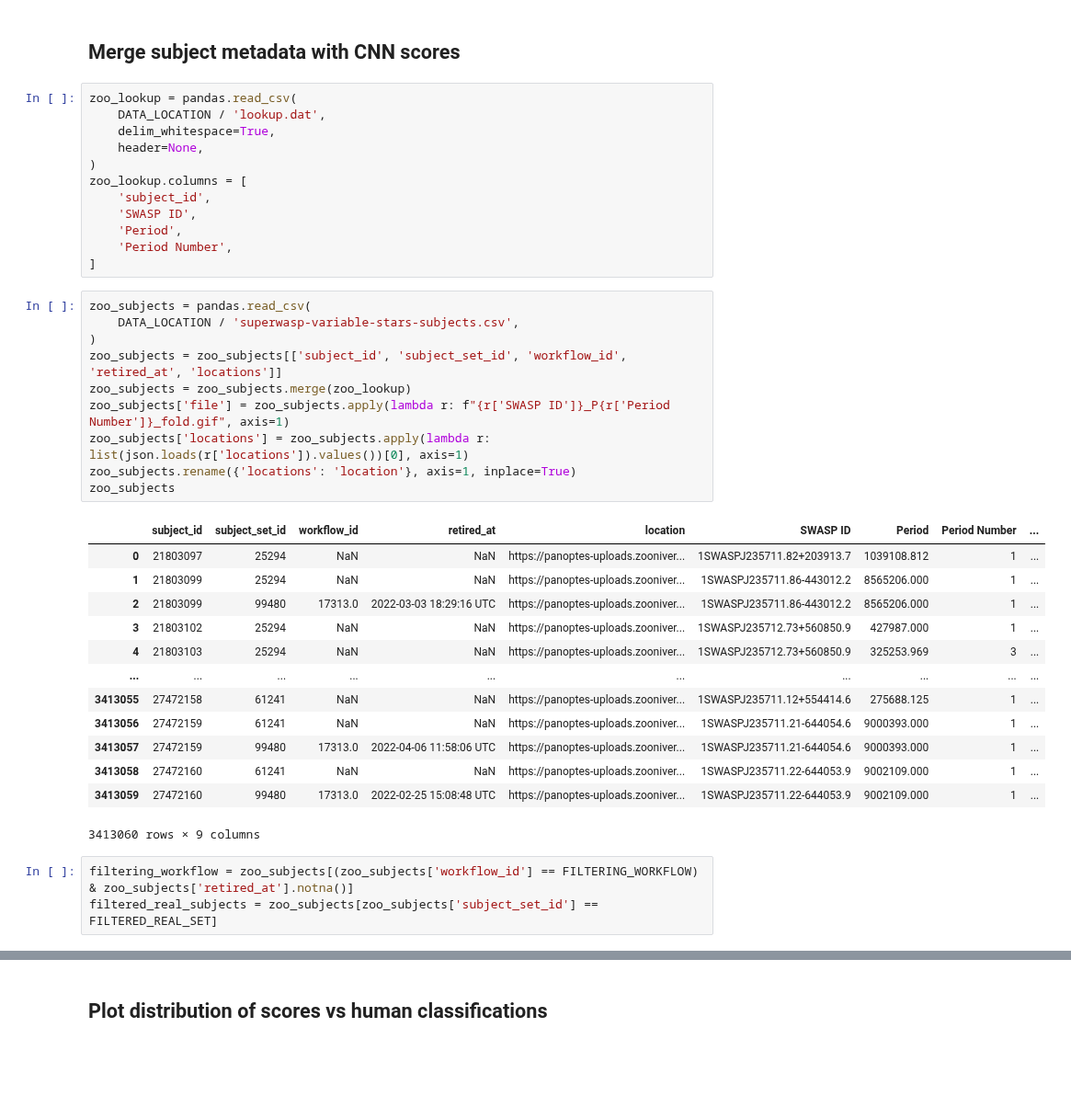
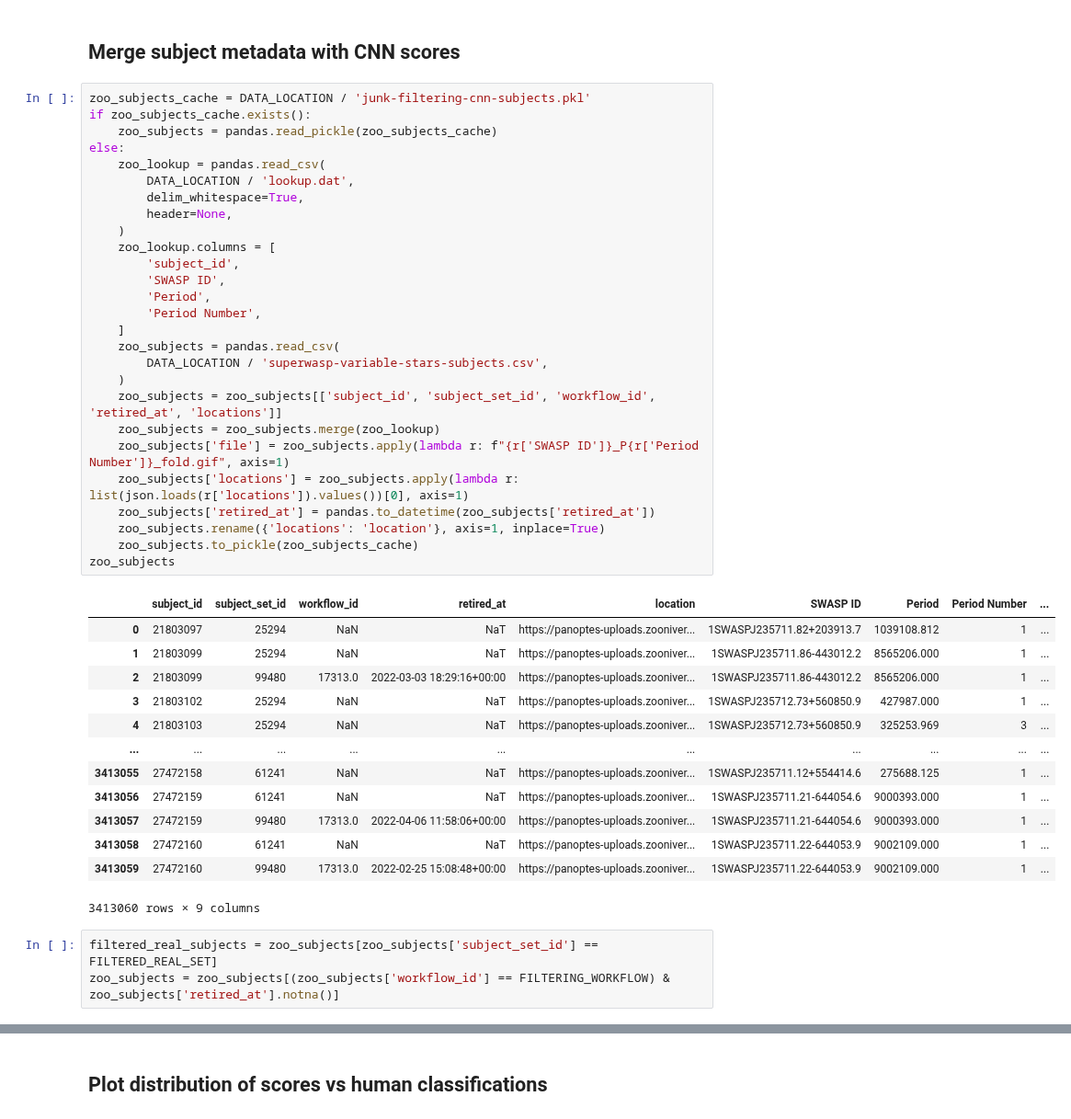
Before and after one commit to adammcmaster/superwasp-tools, a Jupyter notebook: junk_vs_real_cnn_scores.ipynb, the cells around one changed output, grey strips where cells are left out. Shown at 92% size. Saved outputs shown, nothing was run; the diff lists cells and outputs as text; blank space fills up the shorter version.

```diff
--- a/junk_vs_real_cnn_scores.ipynb
+++ b/junk_vs_real_cnn_scores.ipynb
@@ -14,44 +14,49 @@ FILTERING_WORKFLOW = 17313
 DATA_LOCATION = Path('../../superwasp-data/')
 # %% [markdown]
 ## Merge subject metadata with CNN scores
-# %%
-zoo_lookup = pandas.read_csv(
-    DATA_LOCATION / 'lookup.dat',
-    delim_whitespace=True,
-    header=None,
-)
-zoo_lookup.columns = [
-    'subject_id',
-    'SWASP ID',
-    'Period',
-    'Period Number',
-]
 # %%
-zoo_subjects = pandas.read_csv(
-    DATA_LOCATION / 'superwasp-variable-stars-subjects.csv',
-)
-zoo_subjects = zoo_subjects[['subject_id', 'subject_set_id', 'workflow_id', 'retired_at', 'locations']]
-zoo_subjects = zoo_subjects.merge(zoo_lookup)
-zoo_subjects['file'] = zoo_subjects.apply(lambda r: f"{r['SWASP ID']}_P{r['Period Number']}_fold.gif", axis=1)
-zoo_subjects['locations'] = zoo_subjects.apply(lambda r: list(json.loads(r['locations']).values())[0], axis=1)
-zoo_subjects.rename({'locations': 'location'}, axis=1, inplace=True)
+zoo_subjects_cache = DATA_LOCATION / 'junk-filtering-cnn-subjects.pkl'
+if zoo_subjects_cache.exists():
+    zoo_subjects = pandas.read_pickle(zoo_subjects_cache)
+else:
+    zoo_lookup = pandas.read_csv(
+        DATA_LOCATION / 'lookup.dat',
+        delim_whitespace=True,
+        header=None,
+    )
+    zoo_lookup.columns = [
+        'subject_id',
+        'SWASP ID',
+        'Period',
+        'Period Number',
+    ]
+    zoo_subjects = pandas.read_csv(
+        DATA_LOCATION / 'superwasp-variable-stars-subjects.csv',
+    )
+    zoo_subjects = zoo_subjects[['subject_id', 'subject_set_id', 'workflow_id', 'retired_at', 'locations']]
+    zoo_subjects = zoo_subjects.merge(zoo_lookup)
+    zoo_subjects['file'] = zoo_subjects.apply(lambda r: f"{r['SWASP ID']}_P{r['Period Number']}_fold.gif", axis=1)
+    zoo_subjects['locations'] = zoo_subjects.apply(lambda r: list(json.loads(r['locations']).values())[0], axis=1)
+    zoo_subjects['retired_at'] = pandas.to_datetime(zoo_subjects['retired_at'])
+    zoo_subjects.rename({'locations': 'location'}, axis=1, inplace=True)
+    zoo_subjects.to_pickle(zoo_subjects_cache)
 zoo_subjects
 # %% [output]
 |  | subject_id | subject_set_id | workflow_id | retired_at | location | SWASP ID | Period | Period Number | ... |
-| 0 | 21803097 | 25294 | NaN | NaN | https://panoptes-uploads.zooniver... | 1SWASPJ235711.82+203913.7 | 1039108.812 | 1 | ... |
-| 1 | 21803099 | 25294 | NaN | NaN | https://panoptes-uploads.zooniver... | 1SWASPJ235711.86-443012.2 | 8565206.000 | 1 | ... |
-| 2 | 21803099 | 99480 | 17313.0 | 2022-03-03 18:29:16 UTC | https://panoptes-uploads.zooniver... | 1SWASPJ235711.86-443012.2 | 8565206.000 | 1 | ... |
-| 3 | 21803102 | 25294 | NaN | NaN | https://panoptes-uploads.zooniver... | 1SWASPJ235712.73+560850.9 | 427987.000 | 1 | ... |
-| 4 | 21803103 | 25294 | NaN | NaN | https://panoptes-uploads.zooniver... | 1SWASPJ235712.73+560850.9 | 325253.969 | 3 | ... |
+| 0 | 21803097 | 25294 | NaN | NaT | https://panoptes-uploads.zooniver... | 1SWASPJ235711.82+203913.7 | 1039108.812 | 1 | ... |
+| 1 | 21803099 | 25294 | NaN | NaT | https://panoptes-uploads.zooniver... | 1SWASPJ235711.86-443012.2 | 8565206.000 | 1 | ... |
+| 2 | 21803099 | 99480 | 17313.0 | 2022-03-03 18:29:16+00:00 | https://panoptes-uploads.zooniver... | 1SWASPJ235711.86-443012.2 | 8565206.000 | 1 | ... |
+| 3 | 21803102 | 25294 | NaN | NaT | https://panoptes-uploads.zooniver... | 1SWASPJ235712.73+560850.9 | 427987.000 | 1 | ... |
+| 4 | 21803103 | 25294 | NaN | NaT | https://panoptes-uploads.zooniver... | 1SWASPJ235712.73+560850.9 | 325253.969 | 3 | ... |
 | ... | ... | ... | ... | ... | ... | ... | ... | ... | ... |
-| 3413055 | 27472158 | 61241 | NaN | NaN | https://panoptes-uploads.zooniver... | 1SWASPJ235711.12+554414.6 | 275688.125 | 1 | ... |
-| 3413056 | 27472159 | 61241 | NaN | NaN | https://panoptes-uploads.zooniver... | 1SWASPJ235711.21-644054.6 | 9000393.000 | 1 | ... |
-| 3413057 | 27472159 | 99480 | 17313.0 | 2022-04-06 11:58:06 UTC | https://panoptes-uploads.zooniver... | 1SWASPJ235711.21-644054.6 | 9000393.000 | 1 | ... |
-| 3413058 | 27472160 | 61241 | NaN | NaN | https://panoptes-uploads.zooniver... | 1SWASPJ235711.22-644053.9 | 9002109.000 | 1 | ... |
-| 3413059 | 27472160 | 99480 | 17313.0 | 2022-02-25 15:08:48 UTC | https://panoptes-uploads.zooniver... | 1SWASPJ235711.22-644053.9 | 9002109.000 | 1 | ... |
+| 3413055 | 27472158 | 61241 | NaN | NaT | https://panoptes-uploads.zooniver... | 1SWASPJ235711.12+554414.6 | 275688.125 | 1 | ... |
+| 3413056 | 27472159 | 61241 | NaN | NaT | https://panoptes-uploads.zooniver... | 1SWASPJ235711.21-644054.6 | 9000393.000 | 1 | ... |
+| 3413057 | 27472159 | 99480 | 17313.0 | 2022-04-06 11:58:06+00:00 | https://panoptes-uploads.zooniver... | 1SWASPJ235711.21-644054.6 | 9000393.000 | 1 | ... |
+| 3413058 | 27472160 | 61241 | NaN | NaT | https://panoptes-uploads.zooniver... | 1SWASPJ235711.22-644053.9 | 9002109.000 | 1 | ... |
+| 3413059 | 27472160 | 99480 | 17313.0 | 2022-02-25 15:08:48+00:00 | https://panoptes-uploads.zooniver... | 1SWASPJ235711.22-644053.9 | 9002109.000 | 1 | ... |
 3413060 rows × 9 columns
 # %%
-filtering_workflow = zoo_subjects[(zoo_subjects['workflow_id'] == FILTERING_WORKFLOW) & zoo_subjects['retired_at'].notna()]
 filtered_real_subjects = zoo_subjects[zoo_subjects['subject_set_id'] == FILTERED_REAL_SET]
+zoo_subjects = zoo_subjects[(zoo_subjects['workflow_id'] == FILTERING_WORKFLOW) & zoo_subjects['retired_at'].notna()]
 # %%
 cnn_scores = pandas.read_csv(DATA_LOCATION / 'svs-junk-predictions.csv', header=0, names=['file', 'prediction'])
```
Also changed, not shown: parts of 9 cells of this notebook.
